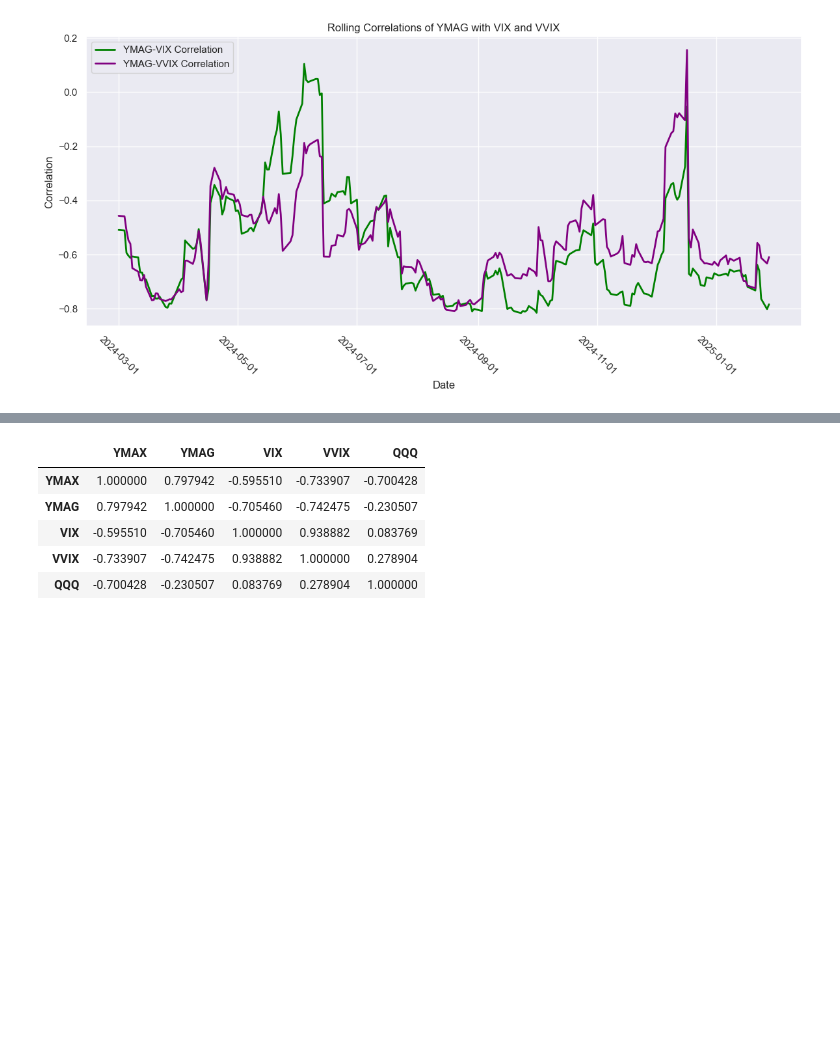
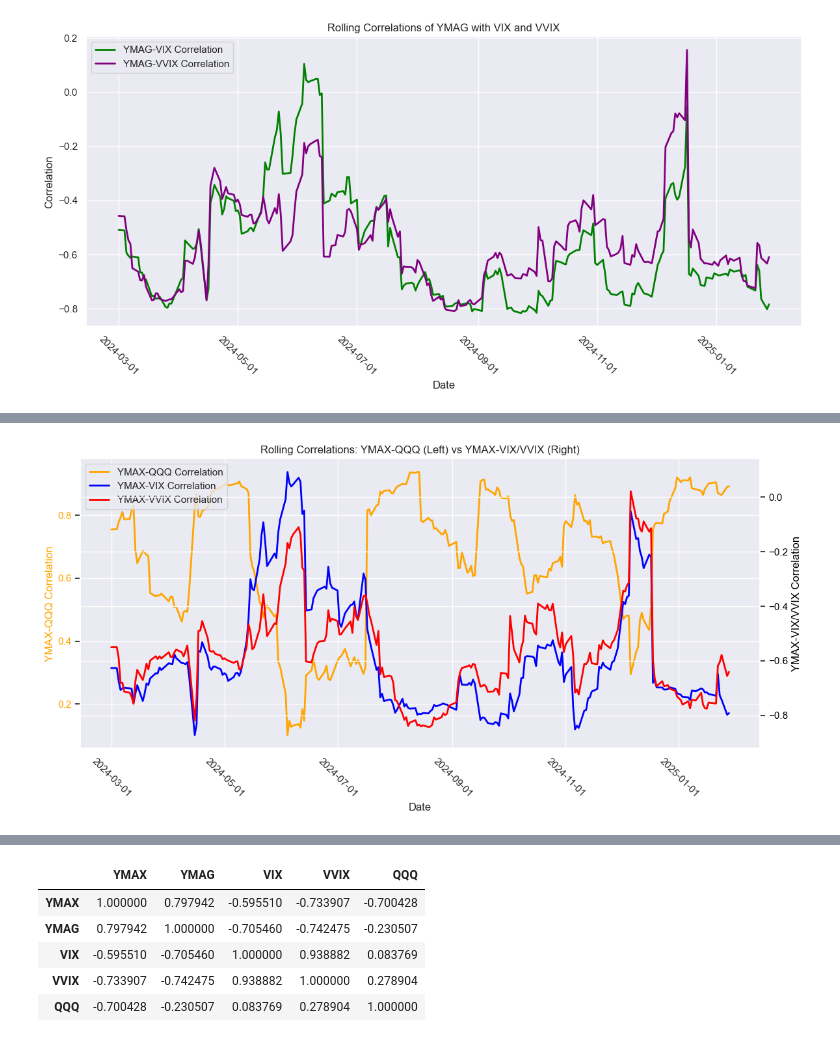
Before and after one commit to BensonMunene/Ratios-Strategy-App, a Jupyter notebook: Codes/Backtester Algorithm1.ipynb, the cells around one changed output, grey strips where cells are left out. Cells and saved outputs as stored; diff of their text form; code cells hidden in the pictures; blank space fills up the shorter version.

```diff
--- a/Codes/Backtester Algorithm1.ipynb
+++ b/Codes/Backtester Algorithm1.ipynb
@@ -673,0 +720,48 @@ plt.show()
+# %%
+import matplotlib.pyplot as plt
+import matplotlib.dates as mdates
+import seaborn as sns
+
+# Optional: Set a dark-themed style similar to Plotly's dark mode
+sns.set_theme(style="darkgrid")
+
+# Ensure the DataFrame index is in datetime format
+stats_df.index = pd.to_datetime(stats_df.index)
+
+# Create the base figure and first axis (left y-axis)
+fig, ax1 = plt.subplots(figsize=(12, 6))
+
+# Plot YMAX-QQQ Correlation on the left y-axis (in orange)
+ax1.plot(stats_df.index, stats_df["YMAX-QQQ Correlation"],
+         color="orange", linewidth=2, label="YMAX-QQQ Correlation")
+ax1.set_xlabel("Date")
+ax1.set_ylabel("YMAX-QQQ Correlation", color="orange")
+ax1.tick_params(axis="y", labelcolor="orange")
+
+# Format the x-axis for dates
+ax1.xaxis.set_major_locator(mdates.AutoDateLocator())
+ax1.xaxis.set_major_formatter(mdates.DateFormatter('%Y-%m-%d'))
+plt.xticks(rotation=-45)
+
+# Create the second y-axis sharing the same x-axis
+ax2 = ax1.twinx()
+
+# Plot YMAX-VIX Correlation (in blue) and YMAX-VVIX Correlation (in red) on the right y-axis
+ax2.plot(stats_df.index, stats_df["YMAX-VIX Correlation"],
+         color="blue", linewidth=2, label="YMAX-VIX Correlation")
+ax2.plot(stats_df.index, stats_df["YMAX-VVIX Correlation"],
+         color="red", linewidth=2, label="YMAX-VVIX Correlation")
+ax2.set_ylabel("YMAX-VIX/VVIX Correlation", color="black")
+ax2.tick_params(axis="y", labelcolor="black")
+
+# Combine legends from both axes
+lines1, labels1 = ax1.get_legend_handles_labels()
+lines2, labels2 = ax2.get_legend_handles_labels()
+ax1.legend(lines1 + lines2, labels1 + labels2, loc="upper left")
+
+# Set the plot title and adjust layout
+plt.title("Rolling Correlations: YMAX-QQQ (Left) vs YMAX-VIX/VVIX (Right)")
+plt.tight_layout()
+plt.show()
+# %% [output]
+[figure, added]
```
Also changed, not shown: parts of 12 cells of this notebook, 2 other files.
